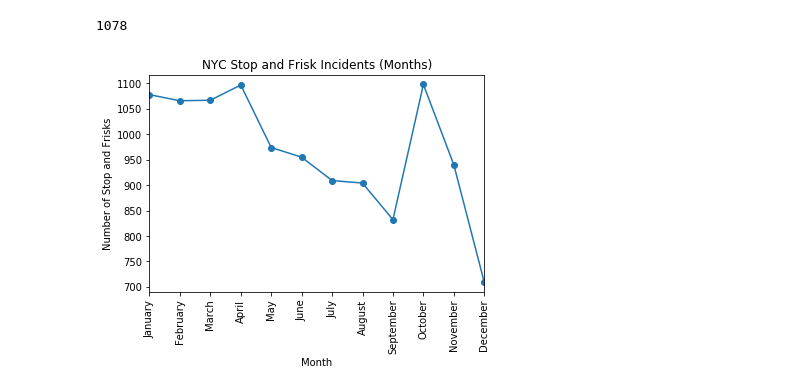
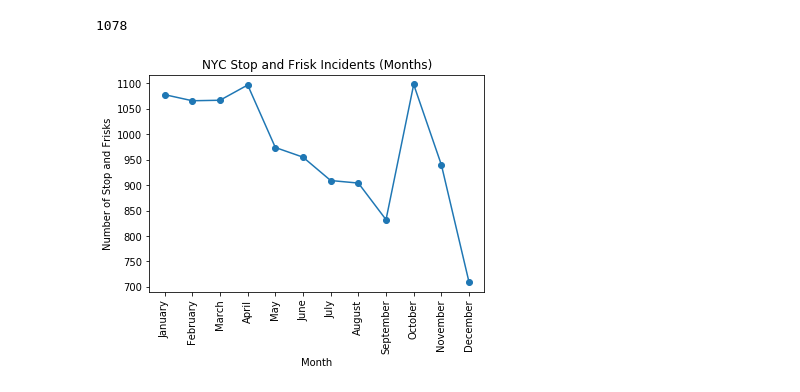
Before and after one commit to rachaelcamick/groupproject_sqf, a Jupyter notebook: Chris' Graph.ipynb, the cells around one changed output. Drawn from its saved outputs; the diff is of its cells as text; code cells hidden in the pictures.

```diff
--- a/Chris' Graph.ipynb
+++ b/Chris' Graph.ipynb
@@ -74,15 +77,11 @@ month_order = ["January", "February", "March", "April", "May", "June", "July", "
 # %%
 # Give our chart some labels and a title
 plt.title("NYC Stop and Frisk Incidents (Months)")
 plt.xlabel("Month")
 plt.ylabel("Number of Stop and Frisks")
-#plt.plot(month_order, month_count, '.r-')
 month_count.loc[month_order].plot(kind="line", marker="o")
 plt.xticks(np.arange(12), ("January", "February", "March", "April", "May", "June", "July", "August", "September", "October", "November", "December"), rotation=90)
-plt.axis('tight');
-#plt.xlim(xmin=0)
-plt.xlim(0, 11)
 plt.savefig("Stop_and_Frisk_Incidents_Months.png", bbox_inches="tight", dpi=600)
 plt.show()
 # %% [output]
-[figure, old version]
+[figure, new version]
```
Also changed, not shown: parts of 1 cell of this notebook, 5 other files.
